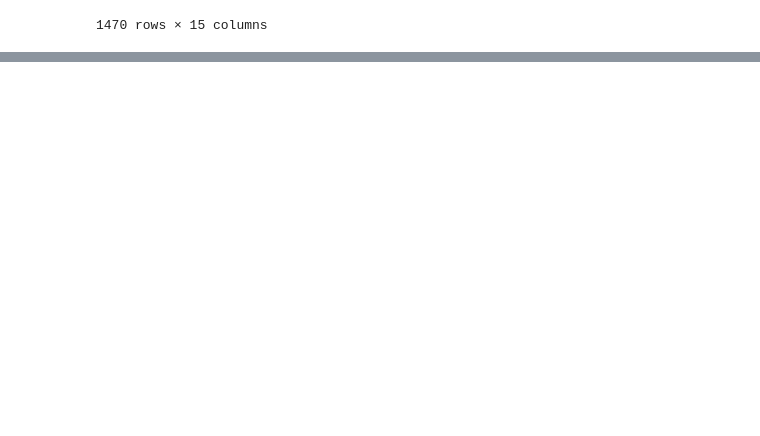
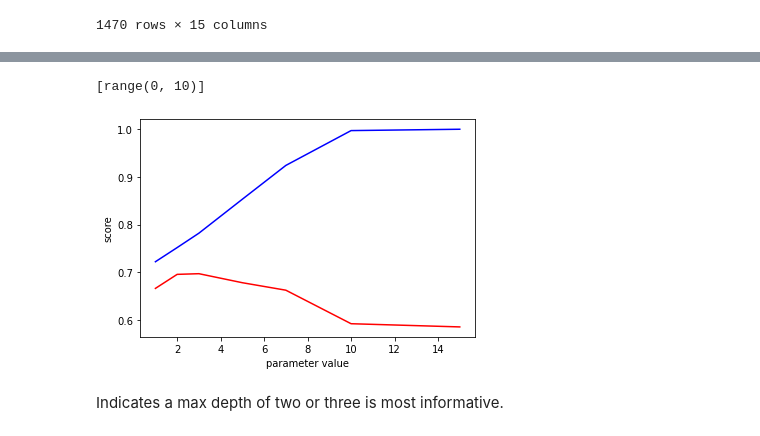
Before and after one commit to Nella796/Springboard, a Jupyter notebook: Capstone 2/Feature Engineering.ipynb, the cells around one changed output, grey strips where cells are left out. Drawn from its saved outputs; the diff is of its cells as text; code cells hidden in the pictures; blank space fills up the shorter version.

```diff
--- a/Capstone 2/Feature Engineering.ipynb
+++ b/Capstone 2/Feature Engineering.ipynb
@@ -43,0 +304,3 @@ y = df['Attrition']
+# %%
+clf1 = RandomizedSearchCV(model3, random_params ,n_iter = 20, cv = 5)
+clf1.fit(X_train, y_train.values.ravel())
@@ -43,0 +349,10 @@ y = df['Attrition']
+# %%
+model5 = RandomForestClassifier(class_weight = 'balanced', bootstrap = True,
+ max_depth = None,
+ max_features = 'auto',
+ min_samples_leaf =  1,
+ min_samples_split =  5,
+ n_estimators = 1800)
+model5.fit(X_train, y_train.values.ravel())
+train_predict5 = model3.predict(X_train)
+y_pred5 = model5.predict(X_test)
@@ -43,0 +369,3 @@ y = df['Attrition']
+# %%
+clf2 = GridSearchCV(model5, {'max_depth': [1,2,3,5,7,10,15]}, cv = 5)
+clf2.fit(X_train, y_train.values.ravel())
@@ -43,0 +398,37 @@ y = df['Attrition']
+# %%
+def hyper_parameter_visual(model,general_parameters,adjusted_param, adjusted_param_vals, X_train, X_test, y_train, y_test):
+
+    train_values = []
+    test_values = []
+
+    for val in adjusted_param_vals:
+        general_parameters[adjusted_param] = val
+        model.set_params(** general_parameters)
+        model.fit(X_train, y_train)
+        train_pred = model.predict(X_train)
+        false_positive_rate, true_positive_rate, thresholds = roc_curve(y_train, train_pred)
+        roc_auc = auc(false_positive_rate, true_positive_rate)
+        train_values.append(roc_auc)
+
+
+        y_pred = model.predict(X_test)
+        false_positive_rate, true_positive_rate, thresholds = roc_curve(y_test, y_pred)
+        roc_auc = auc(false_positive_rate, true_positive_rate)
+        test_values.append(roc_auc)
+
+
+    plt.plot(adjusted_param_vals, train_values, c = 'b')
+    plt.plot(adjusted_param_vals, test_values, c = 'r')
+    plt.ylabel('score')
+    plt.xlabel('parameter value')
+# %%
+test_values = [range(10)]
+print(test_values)
+# %% [output]
+[range(0, 10)]
+# %%
+hyper_parameter_visual(model3, clf1.best_params_, 'max_depth', [1, 2, 3, 5, 7, 10, 15], X_train, X_test, y_train.values.ravel(), y_test.values.ravel())
+# %% [output]
+[figure, added]
+# %% [markdown]
+Indicates a max depth of two or three is most informative.
```
Also changed, not shown: parts of 63 cells of this notebook, 7 other files.
